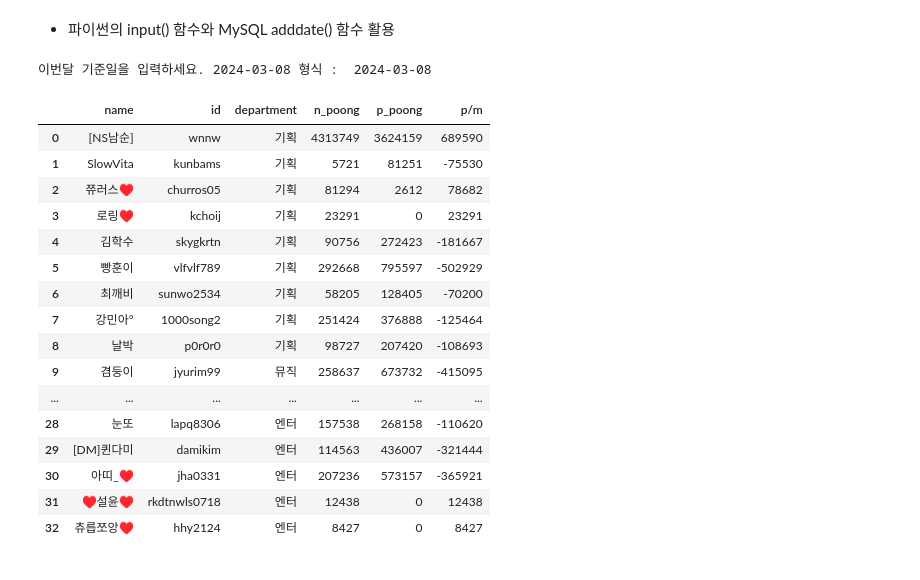
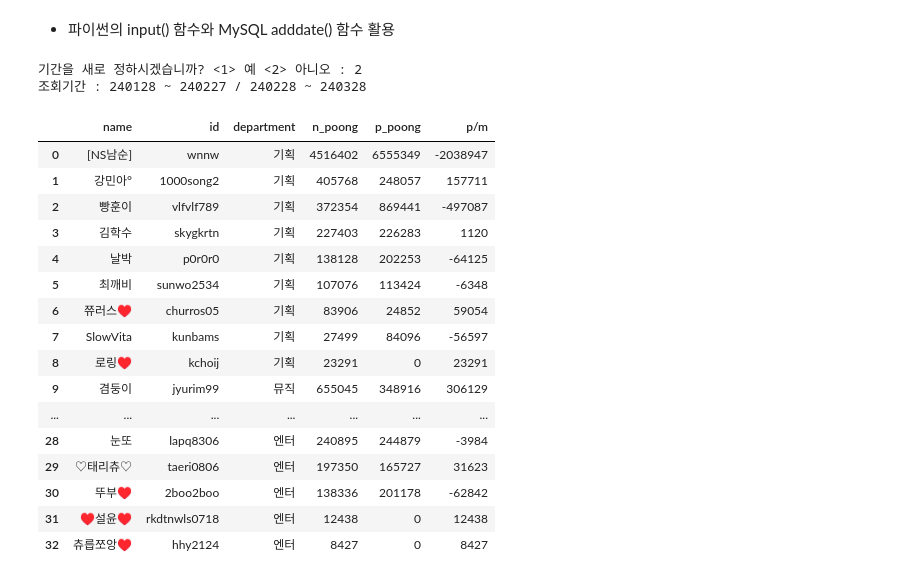
Before and after one commit to masche14/Sooni_poong_sum, a Jupyter notebook: sumpoong.ipynb, the cells around one changed output. Cells and saved outputs as stored; diff of their text form; code cells hidden in the pictures.

```diff
--- a/sumpoong.ipynb
+++ b/sumpoong.ipynb
@@ -964,28 +949,36 @@ daily_income.to_csv('./backup.csv', index=False)
 # %% [markdown]
 - 파이썬의 input() 함수와 MySQL adddate() 함수 활용
 # %%
-n_date=input('이번달 기준일을 입력하세요. 2024-03-08 형식 : ')
+decision=input('기간을 새로 정하시겠습니까? <1> 예 <2> 아니오 : ')
+if decision=='1':
+    p_start_date=input('지난달 기준 시작일을(년월일) 입력하세요. : ')
+    p_end_date=input('지난달 기준 종료일을(년월일) 입력하세요. : ')
+    n_start_date=input('이번달 기준 시작일을(년월일) 입력하세요. : ')
+    n_end_date=input('이번달 기준 종료일을(년월일) 입력하세요. : ')
+else:
+    print(f'조회기간 : {p_start_date} ~ {p_end_date} / {n_start_date} ~ {n_end_date}')
 
-df=pd.read_sql(f"select b.name, b.id, b.department, n.n_poong,ifnull(p.p_poong, 0) as p_poong, n.n_poong - ifnull(p.p_poong, 0) as 'p/m' from bj b left join (select id, sum(poong) as n_poong from daily_income where date between '{n_date}' and adddate(adddate('{n_date}', interval 1 month), interval -1 day) group by id) n on b.id = n.id left join (select id, sum(poong) as p_poong from daily_income where date between adddate('{n_date}', interval -1 month) and adddate('{n_date}', interval -1 day) group by id) p on b.id = p.id order by department", engine)
+df=pd.read_sql(f"select b.name, b.id, b.department, n.n_poong,ifnull(p.p_poong, 0) as p_poong, n.n_poong - ifnull(p.p_poong, 0) as 'p/m' from bj b left join (select id, sum(poong) as n_poong from daily_income where date between '{n_start_date}' and '{n_end_date}' group by id) n on b.id = n.id left join (select id, sum(poong) as p_poong from daily_income where date between '{p_start_date}' and '{p_end_date}' group by id) p on b.id = p.id order by department, n_poong desc", engine)
 df[['n_poong',	'p_poong',	'p/m']]=df[['n_poong',	'p_poong',	'p/m']].astype('int')
 df.to_csv('./poong_insight.csv', index=False, encoding='cp949')
 df
 # %% [output]
-이번달 기준일을 입력하세요. 2024-03-08 형식 :  2024-03-08
+기간을 새로 정하시겠습니까? <1> 예 <2> 아니오 : 2
+조회기간 : 240128 ~ 240227 / 240228 ~ 240328
 |  | name | id | department | n_poong | p_poong | p/m |
-| 0 | [NS남순] | wnnw | 기획 | 4313749 | 3624159 | 689590 |
-| 1 | SlowVita | kunbams | 기획 | 5721 | 81251 | -75530 |
-| 2 | 쮸러스♥ | churros05 | 기획 | 81294 | 2612 | 78682 |
-| 3 | 로링♥ | kchoij | 기획 | 23291 | 0 | 23291 |
-| 4 | 김학수 | skygkrtn | 기획 | 90756 | 272423 | -181667 |
-| 5 | 빵훈이 | vlfvlf789 | 기획 | 292668 | 795597 | -502929 |
-| 6 | 최깨비 | sunwo2534 | 기획 | 58205 | 128405 | -70200 |
-| 7 | 강민아° | 1000song2 | 기획 | 251424 | 376888 | -125464 |
-| 8 | 날박 | p0r0r0 | 기획 | 98727 | 207420 | -108693 |
-| 9 | 겸둥이 | jyurim99 | 뮤직 | 258637 | 673732 | -415095 |
+| 0 | [NS남순] | wnnw | 기획 | 4516402 | 6555349 | -2038947 |
+| 1 | 강민아° | 1000song2 | 기획 | 405768 | 248057 | 157711 |
+| 2 | 빵훈이 | vlfvlf789 | 기획 | 372354 | 869441 | -497087 |
+| 3 | 김학수 | skygkrtn | 기획 | 227403 | 226283 | 1120 |
+| 4 | 날박 | p0r0r0 | 기획 | 138128 | 202253 | -64125 |
+| 5 | 최깨비 | sunwo2534 | 기획 | 107076 | 113424 | -6348 |
+| 6 | 쮸러스♥ | churros05 | 기획 | 83906 | 24852 | 59054 |
+| 7 | SlowVita | kunbams | 기획 | 27499 | 84096 | -56597 |
+| 8 | 로링♥ | kchoij | 기획 | 23291 | 0 | 23291 |
+| 9 | 겸둥이 | jyurim99 | 뮤직 | 655045 | 348916 | 306129 |
 | ... | ... | ... | ... | ... | ... | ... |
-| 28 | 눈또 | lapq8306 | 엔터 | 157538 | 268158 | -110620 |
-| 29 | [DM]퀸다미 | damikim | 엔터 | 114563 | 436007 | -321444 |
-| 30 | 아띠_♥ | jha0331 | 엔터 | 207236 | 573157 | -365921 |
+| 28 | 눈또 | lapq8306 | 엔터 | 240895 | 244879 | -3984 |
+| 29 | ♡태리츄♡ | taeri0806 | 엔터 | 197350 | 165727 | 31623 |
+| 30 | 뚜부♥ | 2boo2boo | 엔터 | 138336 | 201178 | -62842 |
 | 31 | ♥설윤♥ | rkdtnwls0718 | 엔터 | 12438 | 0 | 12438 |
 | 32 | 츄릅쪼앙♥ | hhy2124 | 엔터 | 8427 | 0 | 8427 |
```
Also changed, not shown: parts of 3 cells of this notebook, 2 other files.
